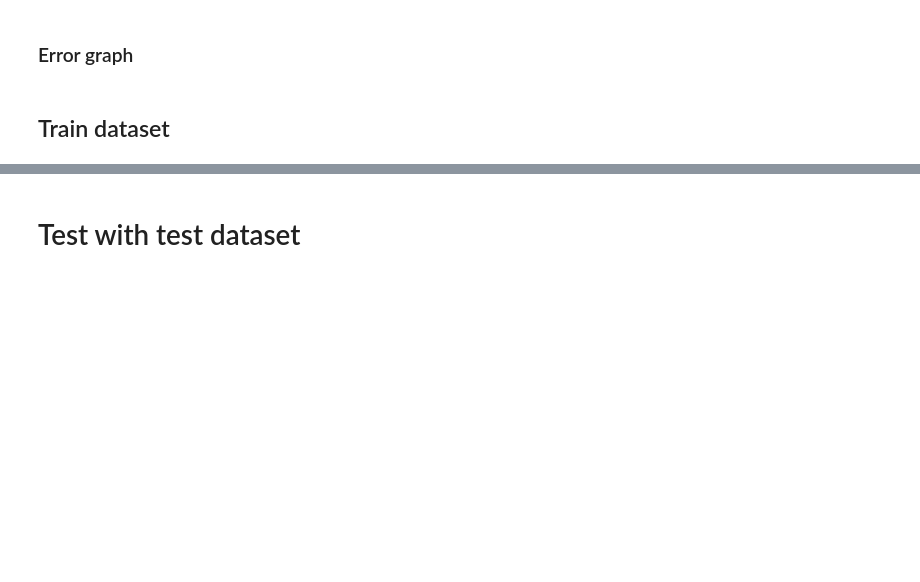
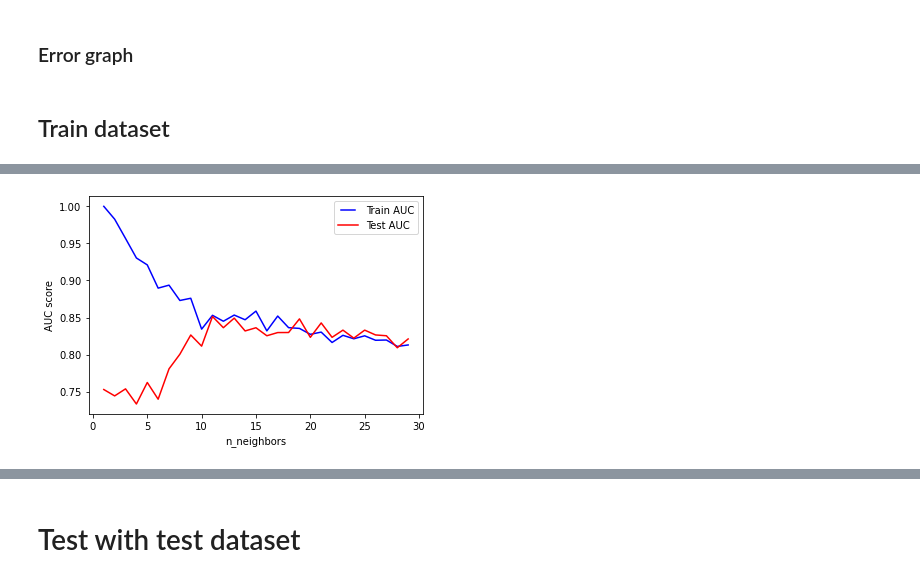
Before and after one commit to aschmirthan/TDT4173_project, a Jupyter notebook: KNN.ipynb, the cells around one changed output, grey strips where cells are left out. Saved outputs shown, nothing was run; the diff lists cells and outputs as text; code cells hidden in the pictures; blank space fills up the shorter version.

```diff
--- a/KNN.ipynb
+++ b/KNN.ipynb
@@ -173,6 +173,33 @@ def score_graph(X_val, y_val, metric):
     k_neighbor = k_f1_scores.index(max(k_f1_scores))+1
     print(k_neighbor)
     print(k_recall_scores.index(max(k_recall_scores))+1)
+# %%
+from sklearn.metrics import roc_curve, auc
+from matplotlib.legend_handler import HandlerLine2D
+
+def auc_score(x_train, y_train, x_test, y_test):
+    neighbors = list(range(1,30))
+    train_results = []
+    test_results = []
+    for n in neighbors:
+        model = KNeighborsClassifier(n_neighbors=n)
+        model.fit(x_train, y_train)
+        train_pred = model.predict(x_train)
+        false_positive_rate, true_positive_rate, thresholds = roc_curve(y_train, train_pred)
+        roc_auc = auc(false_positive_rate, true_positive_rate)
+        train_results.append(roc_auc)
+        y_pred = model.predict(x_test)
+        false_positive_rate, true_positive_rate, thresholds = roc_curve(y_test, y_pred)
+        roc_auc = auc(false_positive_rate, true_positive_rate)
+        test_results.append(roc_auc)
+
+
+    line1, = plt.plot(neighbors, train_results, "b", label="Train AUC")
+    line2, = plt.plot(neighbors, test_results, "r", label="Test AUC")
+    plt.legend(handler_map={line1: HandlerLine2D(numpoints=2)})
+    plt.ylabel("AUC score")
+    plt.xlabel("n_neighbors")
+    plt.show()
 # %% [markdown]
 ## Train dataset
 # %%
@@ -201,3 +242,7 @@ n = error_graph(X_train, y_train, X_val, y_val, metric)
+# %%
+auc_score(X_train, y_train, X_val, y_val)
+# %% [output]
+[figure, added]
 # %%
 #Train classifier to find best K value
 clf = train_classifier(X_train, y_train, n, metric)
```
Also changed, not shown: parts of 6 cells of this notebook, 1 other file.
